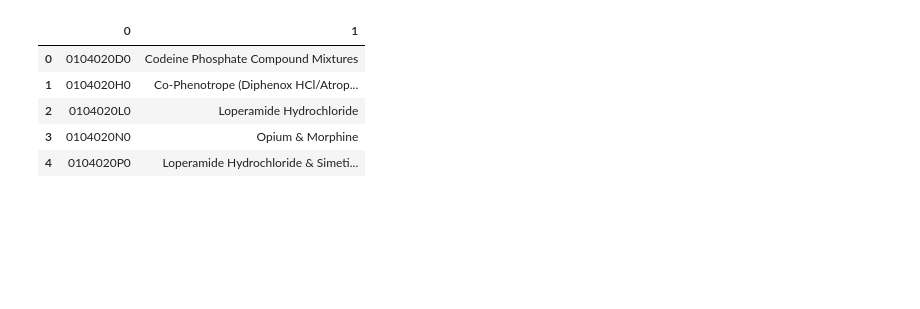
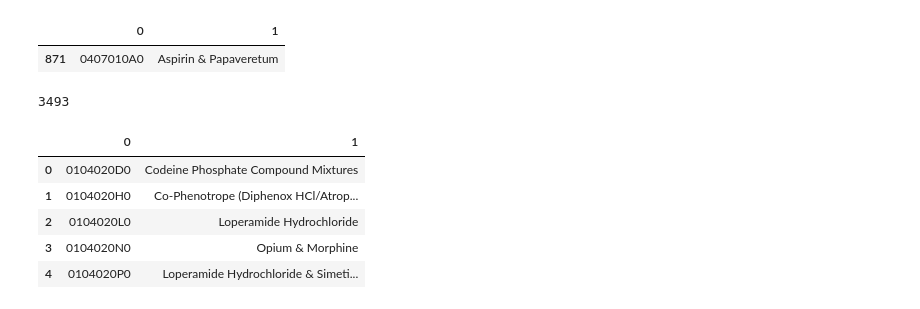
Before and after one commit to sagarjoglekar/2019_Health_Prescribe, a Jupyter notebook: DrugAssociations.ipynb, the cells around one changed output. Drawn from its saved outputs; the diff is of its cells as text; code cells hidden in the pictures; blank space fills up the shorter version.

```diff
--- a/DrugAssociations.ipynb
+++ b/DrugAssociations.ipynb
@@ -41,6 +70,15 @@ dtInd = [k for (k,i) in dts if i.text == 'Associated Conditions' ][0]
 drugContainers = soup.find_all('div', class_ = 'unearth-search-results unearth-indication-search-results')
 # %%
 chem = readChem('201903',files)
+# %%
+chem[chem[0]=='0407010A0']
+# %% [output]
+|  | 0 | 1 |
+| 871 | 0407010A0 | Aspirin & Papaveretum |
+# %%
+len(chem)
+# %% [output]
+3493
 # %%
 chem.head()
 # %% [output]
```
Also changed, not shown: parts of 48 cells of this notebook, 46 other files.
